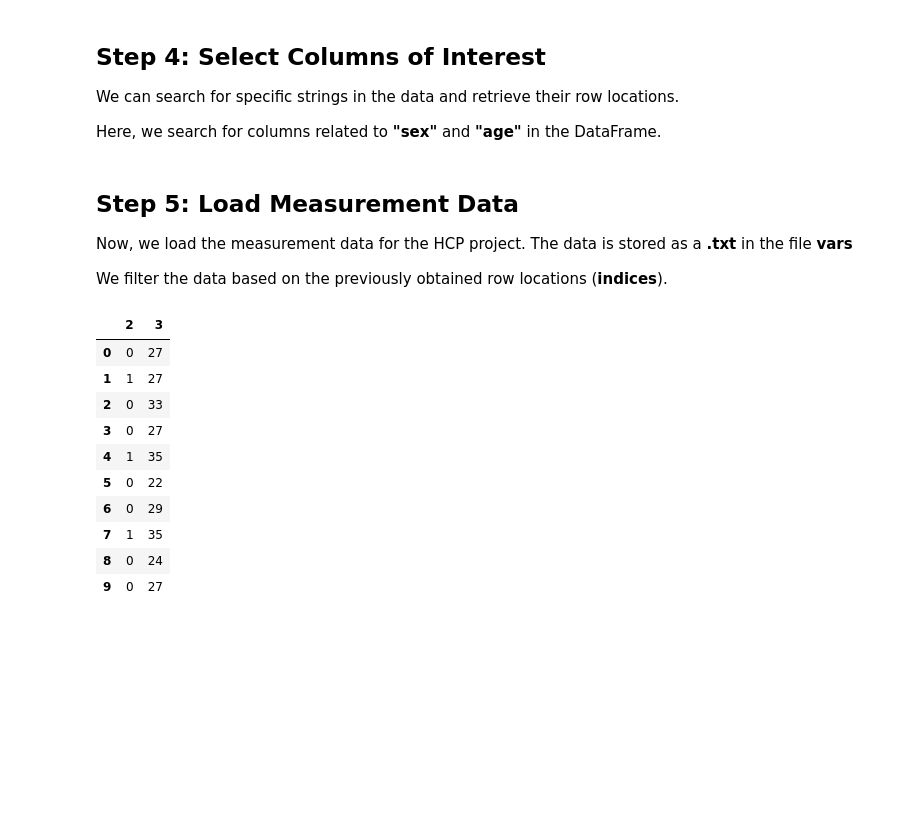
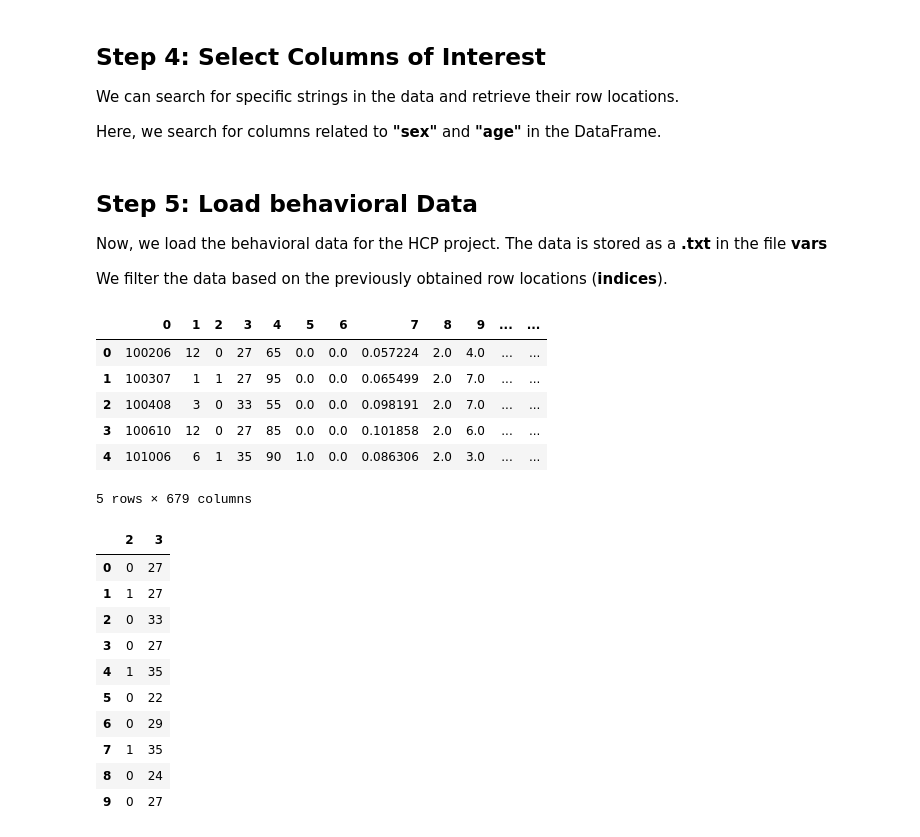
Before and after one commit to Nick7900/permutation_test, a Jupyter notebook: 1_preprocessing_data_selection.ipynb, the cells around one changed output. Cells and saved outputs as stored; diff of their text form; code cells hidden in the pictures; blank space fills up the shorter version.

```diff
--- a/1_preprocessing_data_selection.ipynb
+++ b/1_preprocessing_data_selection.ipynb
@@ -147,9 +121,24 @@ search_string = ['sex', 'age']
 # Find the indices of the first occurrence of each search string in the DataFrame
 indices = [df[df[0] == i].index[0] for i in search_string]
 # %% [markdown]
-## Step 5: Load Measurement Data
-Now, we load the measurement data for the HCP project.
+## Step 5: Load behavioral Data
+Now, we load the behavioral data for the HCP project.
 The data is stored as a **.txt**  in the file **vars**
 
 We filter the data based on the previously obtained row locations (**indices**).
+# %%
+file_name = "/vars"
+file_type = ".txt"
+# Load files from the specified data folder
+data = load_files(data_folder, file_name, file_type=".txt", delimiter=' ')
+# Look at how the behavioral data look like
+data.head()
+# %% [output]
+|  | 0 | 1 | 2 | 3 | 4 | 5 | 6 | 7 | 8 | 9 | ... | ... |
+| 0 | 100206 | 12 | 0 | 27 | 65 | 0.0 | 0.0 | 0.057224 | 2.0 | 4.0 | ... | ... |
+| 1 | 100307 | 1 | 1 | 27 | 95 | 0.0 | 0.0 | 0.065499 | 2.0 | 7.0 | ... | ... |
+| 2 | 100408 | 3 | 0 | 33 | 55 | 0.0 | 0.0 | 0.098191 | 2.0 | 7.0 | ... | ... |
+| 3 | 100610 | 12 | 0 | 27 | 85 | 0.0 | 0.0 | 0.101858 | 2.0 | 6.0 | ... | ... |
+| 4 | 101006 | 6 | 1 | 35 | 90 | 1.0 | 0.0 | 0.086306 | 2.0 | 3.0 | ... | ... |
+5 rows × 679 columns
 # %%
```
Also changed, not shown: parts of 23 cells of this notebook.
